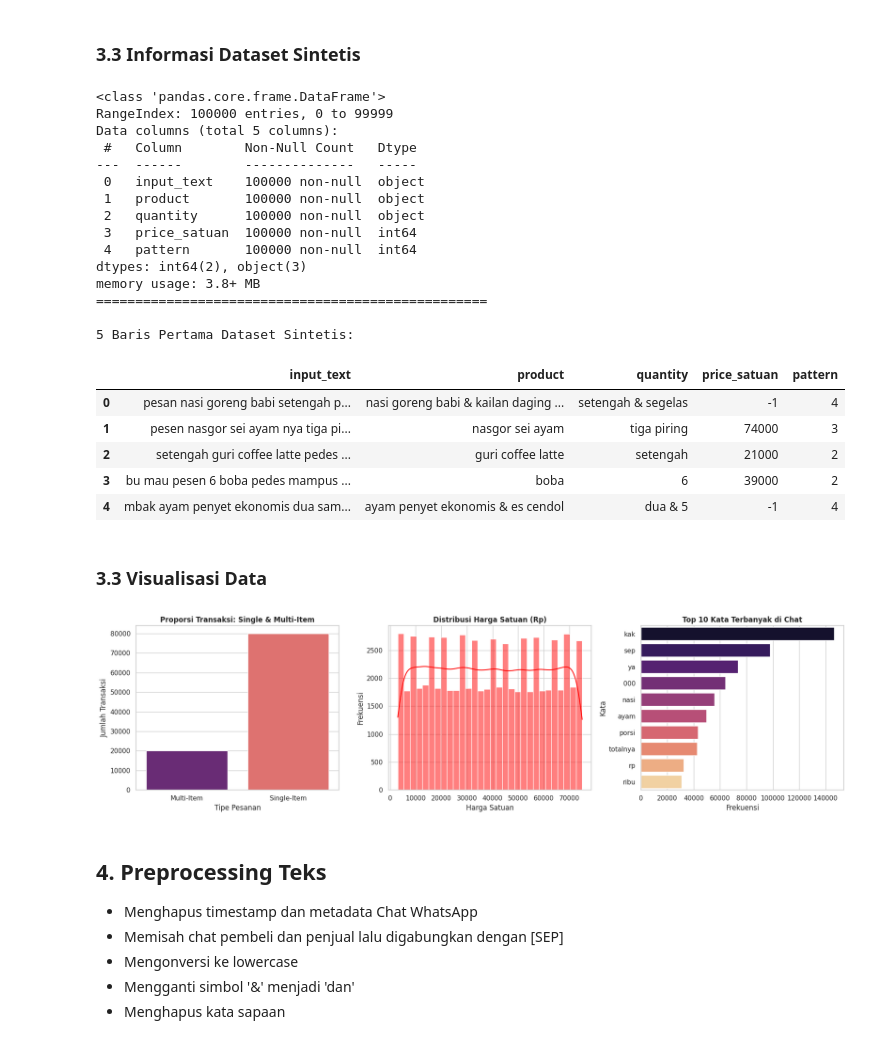
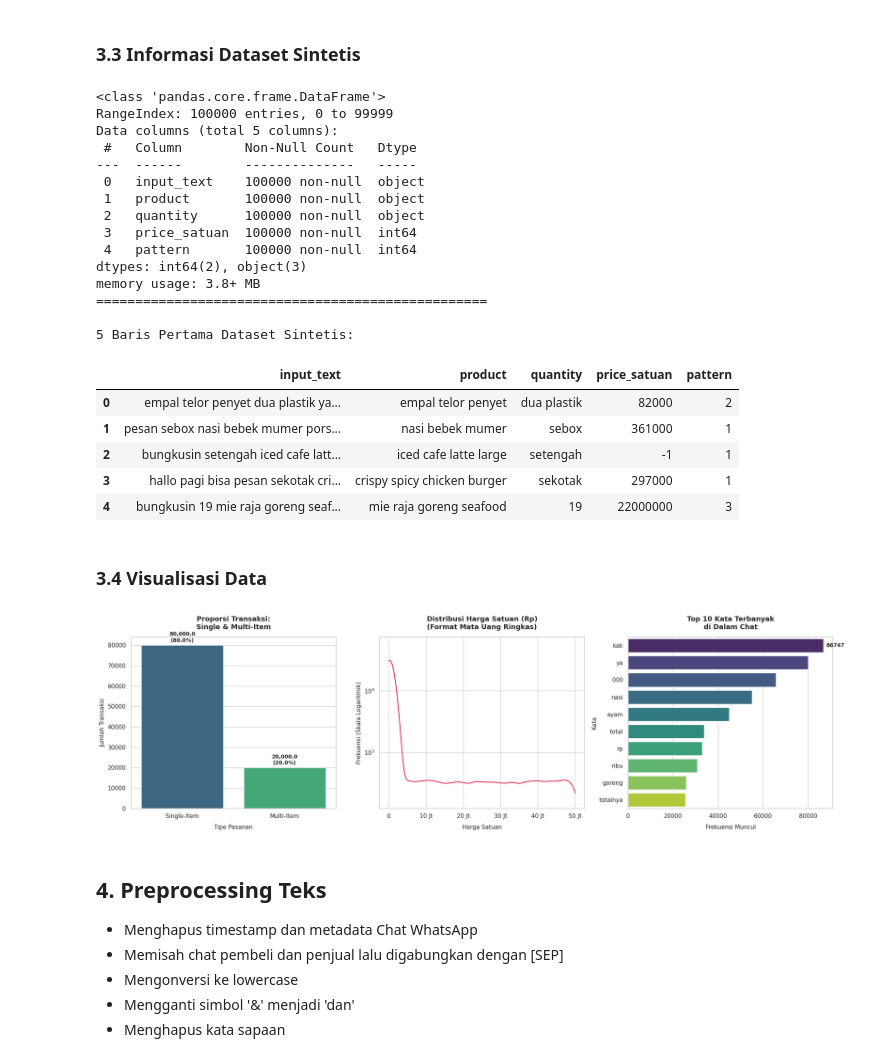
Before and after one commit to Sugandarilovv/ChatKasir, a Jupyter notebook: ai-model/notebooks/01_model_architecture.ipynb, the cells around one changed output. Saved outputs shown, nothing was run; the diff lists cells and outputs as text; code cells hidden in the pictures.

```diff
--- a/ai-model/notebooks/01_model_architecture.ipynb
+++ b/ai-model/notebooks/01_model_architecture.ipynb
@@ -62,7 +83,7 @@ TOKENIZER_PATH = f"{BASE_PATH}/assets/tokenizers"
 # URL Dataset
 url_food = "https://drive.google.com/uc?id=1Lql46klX2pEPNdHX_jJMIubla5d7fKq3"
 url_slang = "https://drive.google.com/uc?id=1vZ769q0ExjO8tUa3kt_O6DPcwBub4uxc"
-url_sintetis = "https://drive.google.com/uc?id=1X2o2mZkRFRfgcfsBbAJsbIyvBbx9Us2o"
+url_sintetis = "https://drive.google.com/uc?id=1JqsC0_wt8RUB2ZCFPyzBSfXiiqVrQElZ"
 
 df_food = pd.read_csv(url_food)
 df_slang = pd.read_csv(url_slang)
@@ -155,57 +176,76 @@ memory usage: 3.8+ MB
 
 5 Baris Pertama Dataset Sintetis:
 |  | input_text | product | quantity | price_satuan | pattern |
-| 0 | pesan nasi goreng babi setengah p... | nasi goreng babi & kailan daging ... | setengah & segelas | -1 | 4 |
-| 1 | pesen nasgor sei ayam nya tiga pi... | nasgor sei ayam | tiga piring | 74000 | 3 |
-| 2 | setengah guri coffee latte pedes ... | guri coffee latte | setengah | 21000 | 2 |
-| 3 | bu mau pesen 6 boba pedes mampus ... | boba | 6 | 39000 | 2 |
-| 4 | mbak ayam penyet ekonomis dua sam... | ayam penyet ekonomis & es cendol | dua & 5 | -1 | 4 |
+| 0 | empal telor penyet dua plastik ya... | empal telor penyet | dua plastik | 82000 | 2 |
+| 1 | pesan sebox nasi bebek mumer pors... | nasi bebek mumer | sebox | 361000 | 1 |
+| 2 | bungkusin setengah iced cafe latt... | iced cafe latte large | setengah | -1 | 1 |
+| 3 | hallo pagi bisa pesan sekotak cri... | crispy spicy chicken burger | sekotak | 297000 | 1 |
+| 4 | bungkusin 19 mie raja goreng seaf... | mie raja goreng seafood | 19 | 22000000 | 3 |
 # %% [markdown]
-### 3.3 Visualisasi Data
+### 3.4 Visualisasi Data
 # %%
-# Tema visual grafik
+# Atur tema dasar dan font agar serasi
 sns.set_theme(style="whitegrid")
-fig, axes = plt.subplots(1, 3, figsize=(18, 5))
+plt.rcParams['font.family'] = 'sans-serif'
 
-# 1. Visualisasi Distribusi Single-Item & Multi-Item
-# Mendeteksi multi-item dari keberadaan pemisah '&' pada kolom product
+fig, axes = plt.subplots(1, 3, figsize=(20, 6))
+
+# GRAFIK 1: Proporsi Transaksi (Single vs Multi-Item)
 df_sintetis['item_count'] = df_sintetis['product'].astype(str).apply(lambda x: len(x.split('&')))
 df_sintetis['order_type'] = df_sintetis['item_count'].apply(lambda x: 'Single-Item' if x == 1 else 'Multi-Item')
 
-sns.countplot(data=df_sintetis, x='order_type', hue='order_type', palette='magma', ax=axes[0], legend=False)
-axes[0].set_title('Proporsi Transaksi: Single & Multi-Item', fontweight='bold')
-axes[0].set_xlabel('Tipe Pesanan')
-axes[0].set_ylabel('Jumlah Transaksi')
+plot1 = sns.countplot(data=df_sintetis, x='order_type', hue='order_type', palette='viridis', ax=axes[0], legend=False)
+axes[0].set_title('Proporsi Transaksi:\nSingle & Multi-Item', fontweight='bold', fontsize=13, pad=15)
+axes[0].set_xlabel('Tipe Pesanan', fontsize=11, labelpad=10)
+axes[0].set_ylabel('Jumlah Transaksi', fontsize=11)
 
-# 2. Visualisasi Distribusi Harga Satuan
-# Memfilter harga yang valid (mengabaikan -1 / harga tidak disebutkan)
+# Tambahkan label jumlah data + persentase di atas balok grafik
+total_transaksi = len(df_sintetis)
+for container in axes[0].containers:
+    labels = [f'{v.get_height():,}\n({v.get_height()/total_transaksi*100:.1f}%)' for v in container]
+    axes[0].bar_label(container, labels=labels, label_type='edge', padding=4, fontweight='bold', fontsize=10)
+
+# GRAFIK 2: Distribusi Harga Satuan (Skala Logaritmik)
 valid_prices = df_sintetis[df_sintetis['price_satuan'] > 0]['price_satuan']
 
-sns.histplot(valid_prices, bins=30, kde=True, color='red', ax=axes[1])
-axes[1].set_title('Distribusi Harga Satuan (Rp)', fontweight='bold')
-axes[1].set_xlabel('Harga Satuan')
-axes[1].set_ylabel('Frekuensi')
+sns.histplot(valid_prices, bins=30, kde=True, color='crimson', ax=axes[1], log_scale=(False, True))
+axes[1].set_title('Distribusi Harga Satuan (Rp)\n(Format Mata Uang Ringkas)', fontweight='bold', fontsize=13, pad=15)
+axes[1].set_xlabel('Harga Satuan', fontsize=11, labelpad=10)
+axes[1].set_ylabel('Frekuensi (Skala Logaritmik)', fontsize=11)
 
-# 3. Visualisasi Top 10 Kata Terbanyak
-# Menggabungkan seluruh teks chat pembeli & penjual
+# Ubah angka sumbu X murni (0, 10000000) menjadi format ringkas (0, 10 Jt, 20 Jt, dst)
+def format_rupiah_grafik(x, pos):
+    if x >= 1e6:
+        return f'{int(x/1e6)} Jt'
+    elif x >= 1e3:
+        return f'{int(x/1e3)} Rb'
+    return f'{int(x)}'
+
+axes[1].xaxis.set_major_formatter(ticker.FuncFormatter(format_rupiah_grafik))
+
+# GRAFIK 3: Top 10 Kata Terbanyak di Chat
 all_text = " ".join(df_sintetis['input_text'].astype(str).tolist()).lower()
-# Memecah menjadi daftar kata (menghilangkan tanda baca)
 words = re.findall(r'\b\w+\b', all_text)
 
-# Menghitung 10 kata yang paling sering muncul
+# Filter kata tak bermakna bawaan sistem jika diperlukan
+words = [w for w in words if w not in ['sep']]
+
 top_words = Counter(words).most_common(10)
 words_labels, words_counts = zip(*top_words)
 
-sns.barplot(x=list(words_counts), y=list(words_labels), hue=list(words_labels), palette='magma', ax=axes[2], legend=False)
-axes[2].set_title('Top 10 Kata Terbanyak di Chat', fontweight='bold')
-axes[2].set_xlabel('Frekuensi')
-axes[2].set_ylabel('Kata')
+plot3 = sns.barplot(x=list(words_counts), y=list(words_labels), hue=list(words_labels), palette='viridis', ax=axes[2], legend=False)
+axes[2].set_title('Top 10 Kata Terbanyak\ndi Dalam Chat', fontweight='bold', fontsize=13, pad=15)
+axes[2].set_xlabel('Frekuensi Muncul', fontsize=11, labelpad=10)
+axes[2].set_ylabel('Kata', fontsize=11)
+
+# Tambahkan label angka kepastian di ujung kanan setiap bar horizontal
+axes[2].bar_label(axes[2].containers[0], fmt='%d', padding=5, fontweight='bold', fontsize=10)
 
 # Menampilkan grafik
 plt.tight_layout()
 plt.show()
 # %% [output]
-[figure, old version]
+[figure, new version]
 # %% [markdown]
 ## 4. Preprocessing Teks
 - Menghapus timestamp dan metadata Chat WhatsApp
```
Also changed, not shown: parts of 7 cells of this notebook, 40 other files.
